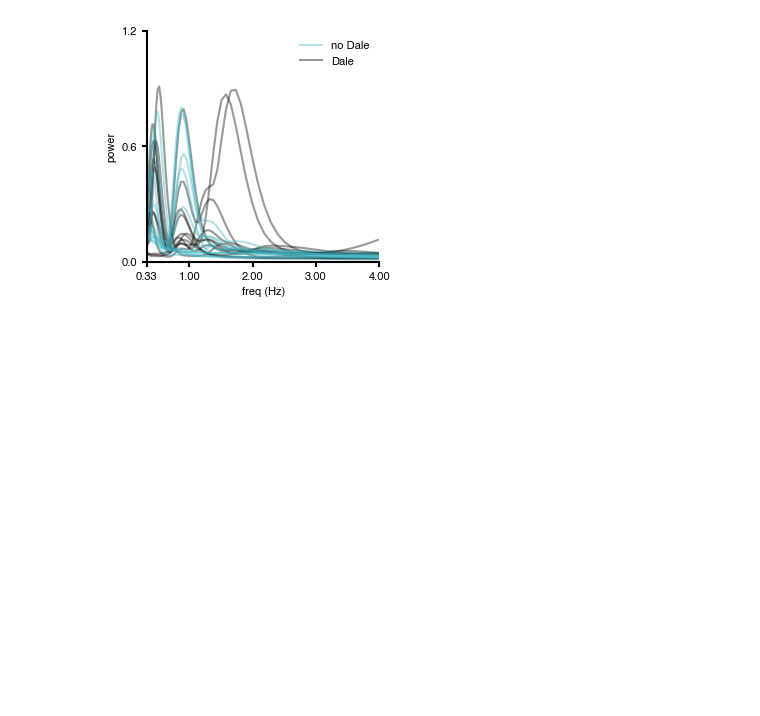
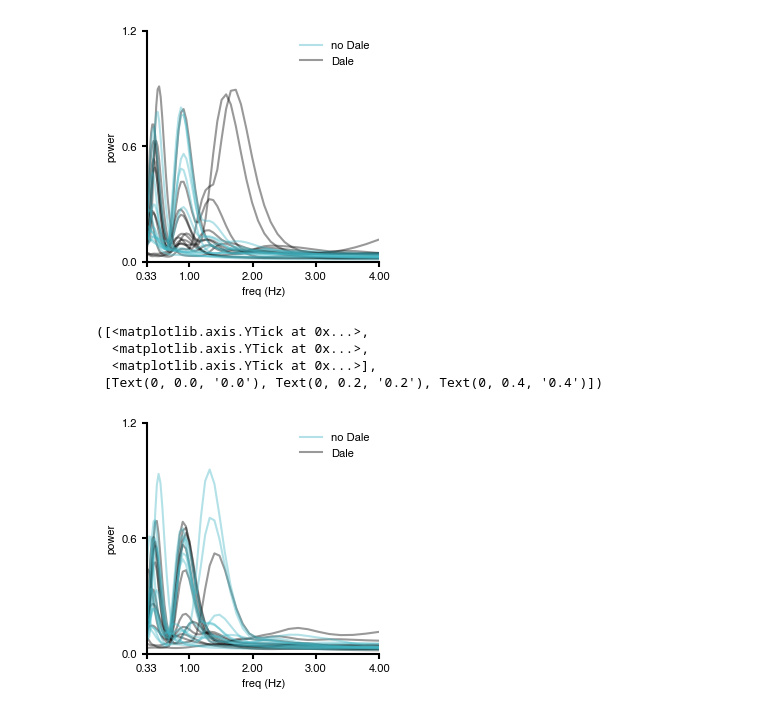
Before and after one commit to mackelab/sequence-memory, a Jupyter notebook: rnn_model/generate_figures/fig_S2_b_comp_reg.ipynb, the cells around one changed output. Saved outputs shown, nothing was run; the diff lists cells and outputs as text; code cells hidden in the pictures; blank space fills up the shorter version.

```diff
--- a/rnn_model/generate_figures/fig_S2_b_comp_reg.ipynb
+++ b/rnn_model/generate_figures/fig_S2_b_comp_reg.ipynb
@@ -12,8 +14,9 @@ from analysis.summary import run_summary
 # Experiment settings
 # %%
 base_dir = ""
-task_dir = "datasweep_suppb.pkl"
-task_dir2 = "datasweep_main_long_lfp.pkl"
+task_dir_nr = "datasweep_suppb.pkl"
+task_dir_r = "datasweep_main_long_lfp.pkl"
+task_dir_nr_rd = "datasweep_suppb_r2.pkl"
 
 summary_settings = {
     "upsample" : 1, # Increase temporal resolution
@@ -122,3 +114,44 @@ plt.yticks([0,0.6,1.2])
   <matplotlib.axis.YTick at 0x...>],
  [Text(0, 0.0, '0.0'), Text(0, 0.2, '0.2'), Text(0, 0.4, '0.4')])
 [figure]
+# %%
+
+color1 = 'black'
+color2 = pltcolors_alt[1]
+ls1='-'
+ls2='-'
+alpha = 0.4
+zorder1 = 1
+zorder2 = 2
+legend1 = True
+legend2 = True
+plt.figure(figsize = (3,3))
+
+
+for i in range(24):
+    if np.sum(data_list_nr['w_rec'][i][1]) <150:
+        plt.plot(summary_settings_nr_rd['freqs_l'],np.mean(data_list_nr_rd[i]['post_spectrum'][:,t1_b:t2_b],axis=1),
+                 color = color1,alpha=alpha, ls = ls1,label='Dale' if legend1 else '',zorder =zorder1)
+        if legend1:
+            legend1=False
+    else:
+        plt.plot(summary_settings_nr_rd['freqs_l'],np.mean(data_list_nr_rd[i]['post_spectrum'][:,t1_b:t2_b],axis=1),
+                 color = color2,alpha=alpha, ls = ls2,label='no Dale' if legend2 else '',zorder =zorder2)
+        if legend2:
+            legend2=False
+
+plt.xlim(0.33,4)
+plt.legend()
+plt.ylim(0,1.2)
+plt.xticks([0.33,2,1,3,4])
+plt.legend()
+plt.xlabel("freq (Hz)")
+plt.ylabel("power")
+plt.savefig("../figures/Supp_b1", facecolor="white", transparent=False)
+plt.yticks([0,0.6,1.2])
+# %% [output]
+([<matplotlib.axis.YTick at 0x...>,
+  <matplotlib.axis.YTick at 0x...>,
+  <matplotlib.axis.YTick at 0x...>],
+ [Text(0, 0.0, '0.0'), Text(0, 0.2, '0.2'), Text(0, 0.4, '0.4')])
+[figure, added]
```
Also changed, not shown: parts of 17 cells of this notebook, 4 other files.
